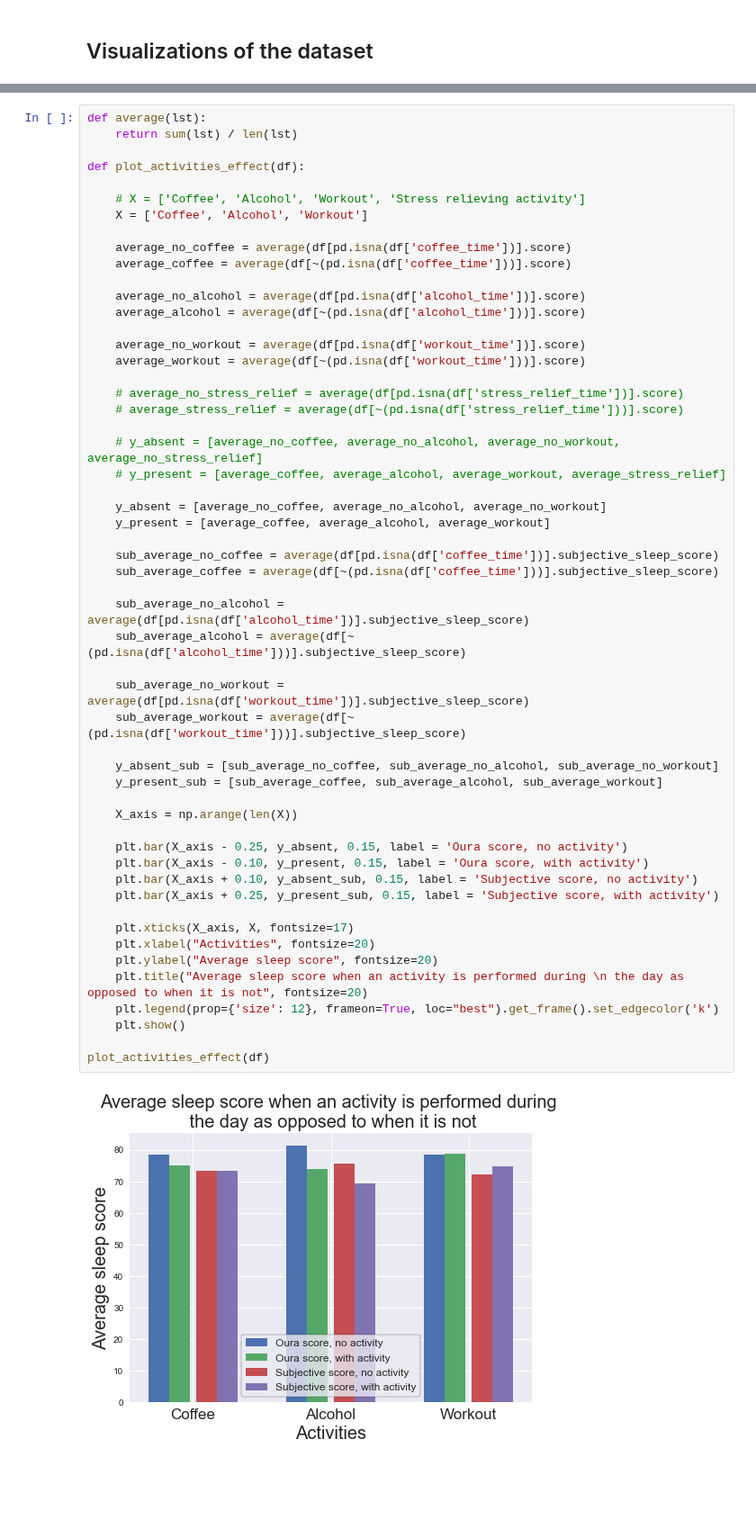
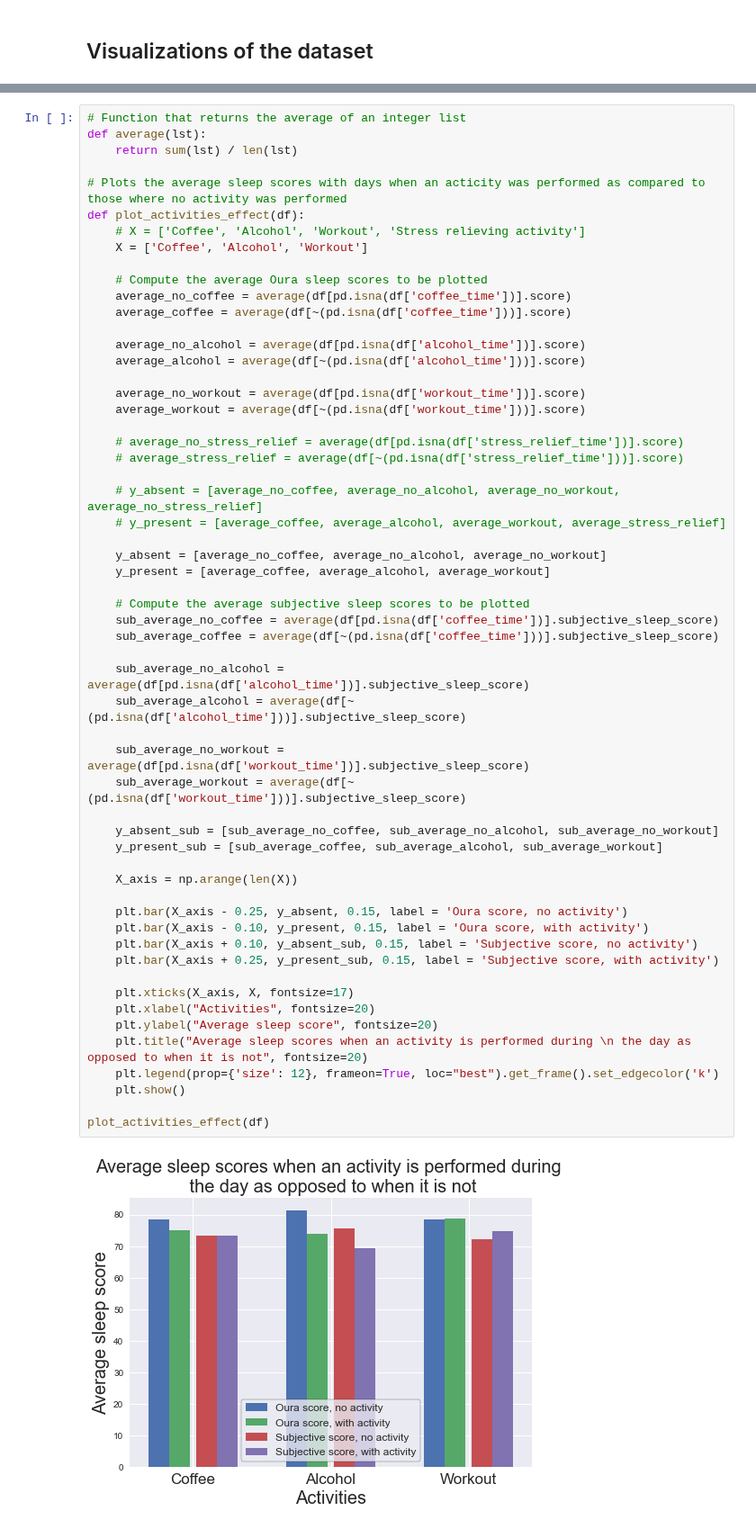
Before and after one commit to thalianajjar/internship_code, a Jupyter notebook: data_visualization.ipynb, the cells around one changed output, grey strips where cells are left out. Shown at 90% size. Cells and saved outputs as stored; diff of their text form; blank space fills up the shorter version.

Commit message:
added some visualization plots

```diff
--- a/data_visualization.ipynb
+++ b/data_visualization.ipynb
@@ -42,14 +43,16 @@ sns.heatmap(heatmap_data.corr(), cmap='coolwarm', annot=True)
 <AxesSubplot:>
 [figure]
 # %%
+# Function that returns the average of an integer list
 def average(lst):
     return sum(lst) / len(lst)
 
+# Plots the average sleep scores with days when an acticity was performed as compared to those where no activity was performed
 def plot_activities_effect(df):
-
     # X = ['Coffee', 'Alcohol', 'Workout', 'Stress relieving activity']
     X = ['Coffee', 'Alcohol', 'Workout']
 
+    # Compute the average Oura sleep scores to be plotted
     average_no_coffee = average(df[pd.isna(df['coffee_time'])].score)
     average_coffee = average(df[~(pd.isna(df['coffee_time']))].score)
 
@@ -68,32 +71,33 @@ def plot_activities_effect(df):
     y_absent = [average_no_coffee, average_no_alcohol, average_no_workout]
     y_present = [average_coffee, average_alcohol, average_workout]
 
+    # Compute the average subjective sleep scores to be plotted
     sub_average_no_coffee = average(df[pd.isna(df['coffee_time'])].subjective_sleep_score)
     sub_average_coffee = average(df[~(pd.isna(df['coffee_time']))].subjective_sleep_score)
 
     sub_average_no_alcohol = average(df[pd.isna(df['alcohol_time'])].subjective_sleep_score)
     sub_average_alcohol = average(df[~(pd.isna(df['alcohol_time']))].subjective_sleep_score)
 
     sub_average_no_workout = average(df[pd.isna(df['workout_time'])].subjective_sleep_score)
     sub_average_workout = average(df[~(pd.isna(df['workout_time']))].subjective_sleep_score)
 
     y_absent_sub = [sub_average_no_coffee, sub_average_no_alcohol, sub_average_no_workout]
     y_present_sub = [sub_average_coffee, sub_average_alcohol, sub_average_workout]
 
     X_axis = np.arange(len(X))
 
     plt.bar(X_axis - 0.25, y_absent, 0.15, label = 'Oura score, no activity')
     plt.bar(X_axis - 0.10, y_present, 0.15, label = 'Oura score, with activity')
     plt.bar(X_axis + 0.10, y_absent_sub, 0.15, label = 'Subjective score, no activity')
     plt.bar(X_axis + 0.25, y_present_sub, 0.15, label = 'Subjective score, with activity')
 
     plt.xticks(X_axis, X, fontsize=17)
     plt.xlabel("Activities", fontsize=20)
     plt.ylabel("Average sleep score", fontsize=20)
-    plt.title("Average sleep score when an activity is performed during \n the day as opposed to when it is not", fontsize=20)
+    plt.title("Average sleep scores when an activity is performed during \n the day as opposed to when it is not", fontsize=20)
     plt.legend(prop={'size': 12}, frameon=True, loc="best").get_frame().set_edgecolor('k')
     plt.show()
 
 plot_activities_effect(df)
 # %% [output]
-[figure, old version]
+[figure, new version]
```
Also changed, not shown: parts of 5 cells of this notebook.
